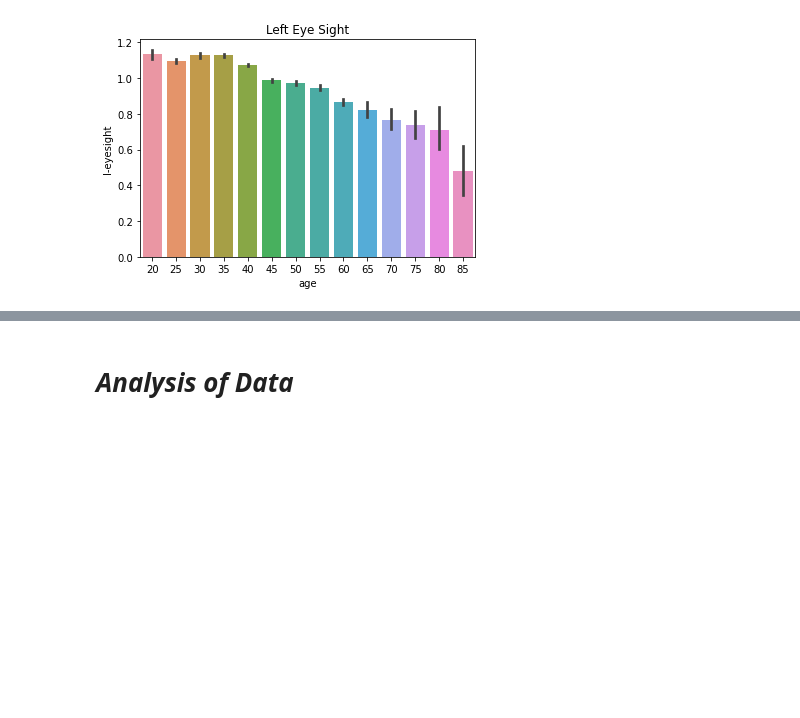
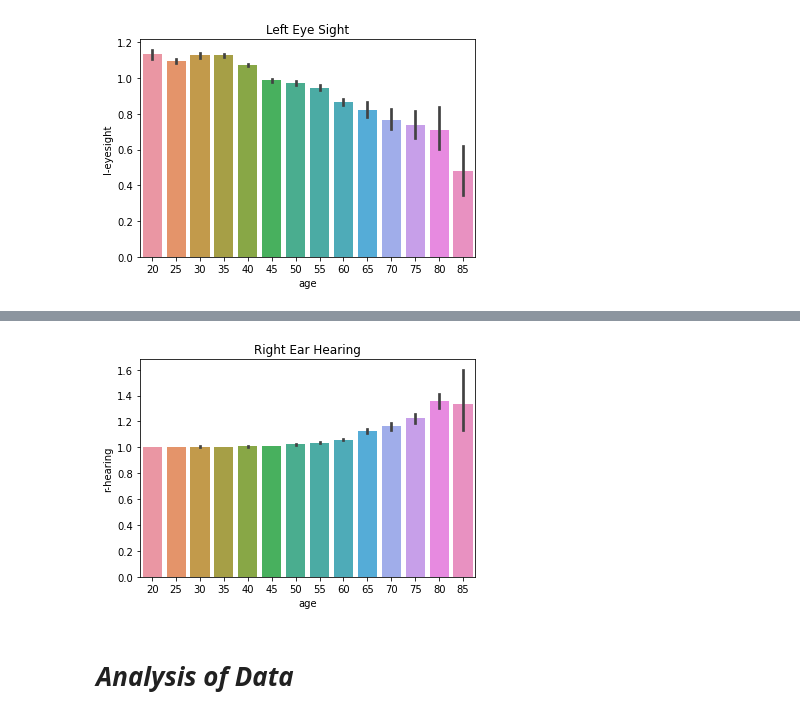
Before and after one commit to NiroginiJanstin/ML_Assignment2_IT18412994_IT18218336_IT18216592, a Jupyter notebook: Smoking_Status_Prediction_Model.ipynb, the cells around one changed output, grey strips where cells are left out. Cells and saved outputs as stored; diff of their text form; code cells hidden in the pictures; blank space fills up the shorter version.

```diff
--- a/Smoking_Status_Prediction_Model.ipynb
+++ b/Smoking_Status_Prediction_Model.ipynb
@@ -166,3 +169,10 @@ plt.show()
+# %%
+#hearing(right)
+sbrn.barplot(x='age',y='r-hearing',data=data)
+plt.title("Right Ear Hearing")
+plt.show()
+# %% [output]
+[figure, added]
 # %% [markdown]
 # ***Analysis of Data***
 # %% [markdown]
```
Also changed, not shown: parts of 3 cells of this notebook.
